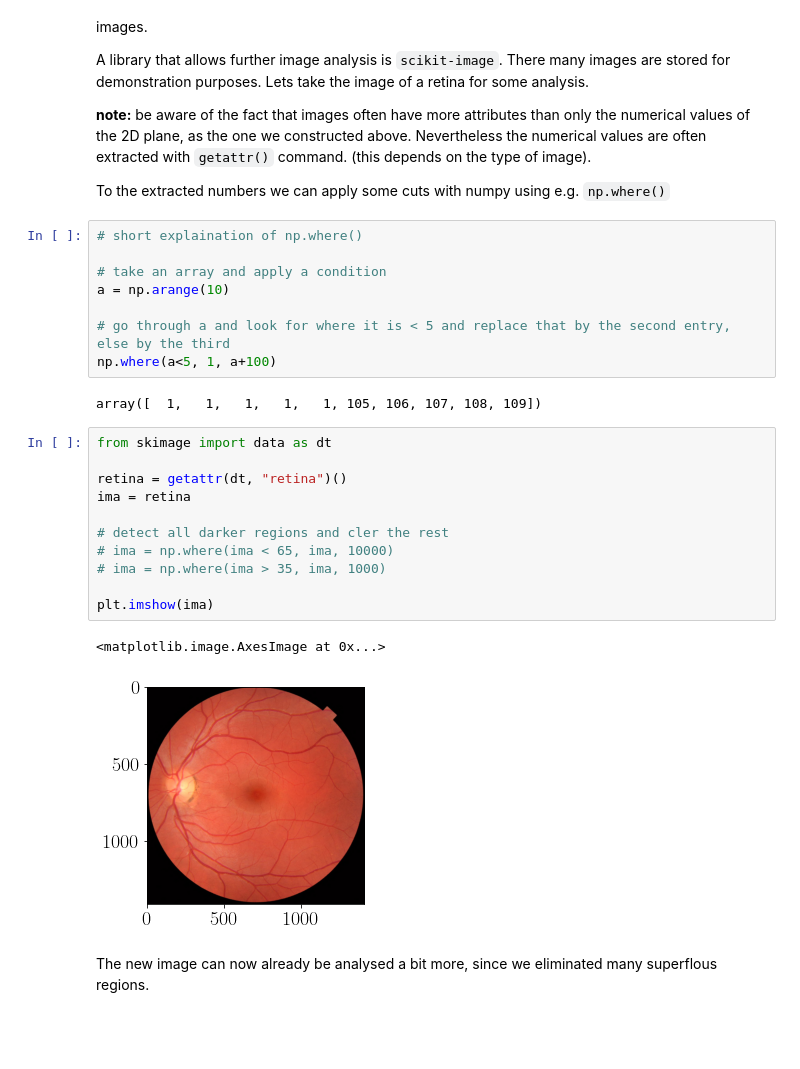
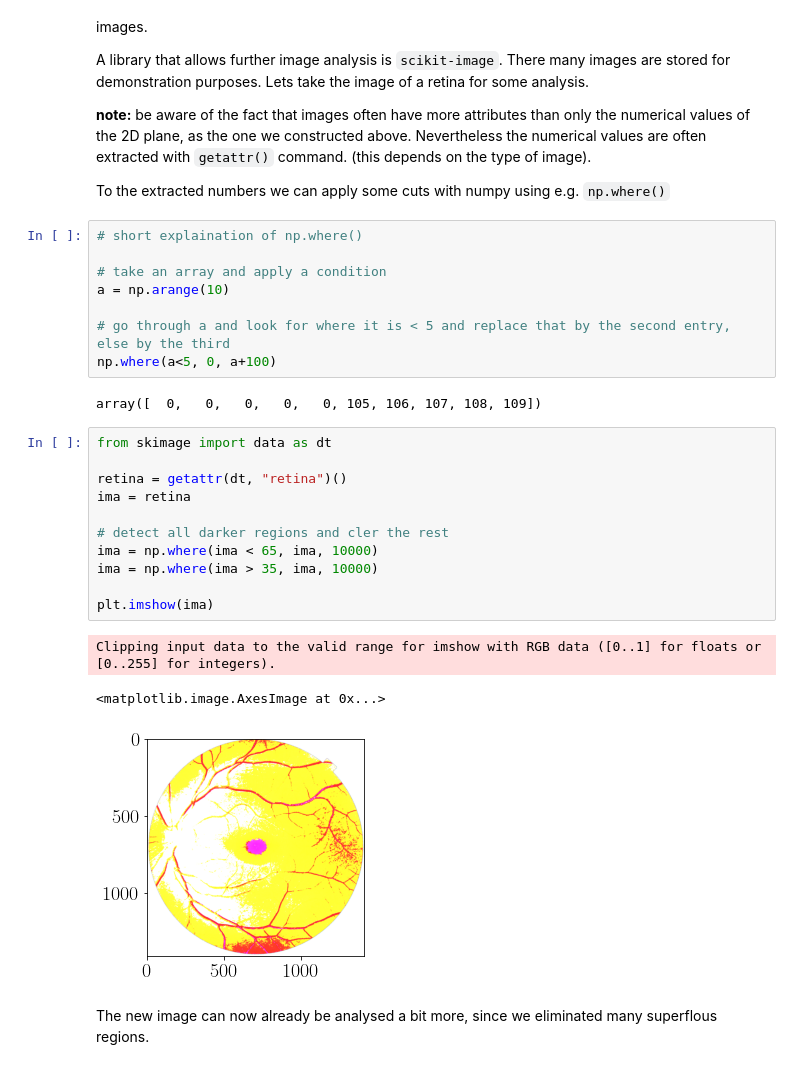
Before and after one commit to fcosi/python-data-plotting, a Jupyter notebook: Image Analysis and Integration.ipynb, the cells around one changed output. Cells and saved outputs as stored; diff of their text form; blank space fills up the shorter version.

```diff
--- a/Image Analysis and Integration.ipynb
+++ b/Image Analysis and Integration.ipynb
@@ -254,23 +319,24 @@ To the extracted numbers we can apply some cuts with numpy using e.g. `np.where(
 a = np.arange(10)
 
 # go through a and look for where it is < 5 and replace that by the second entry, else by the third
-np.where(a<5, 1, a+100)
+np.where(a<5, 0, a+100)
 # %% [output]
-array([  1,   1,   1,   1,   1, 105, 106, 107, 108, 109])
+array([  0,   0,   0,   0,   0, 105, 106, 107, 108, 109])
 # %%
 from skimage import data as dt
 
 retina = getattr(dt, "retina")()
 ima = retina
 
 # detect all darker regions and cler the rest
-# ima = np.where(ima < 65, ima, 10000)
-# ima = np.where(ima > 35, ima, 1000)
+ima = np.where(ima < 65, ima, 10000)
+ima = np.where(ima > 35, ima, 10000)
 
 plt.imshow(ima)
 # %% [output]
-<matplotlib.image.AxesImage at 0x...>
+Clipping input data to the valid range for imshow with RGB data ([0..1] for floats or [0..255] for integers).
+<matplotlib.image.AxesImage at 0x...>
-[figure, old version]
+[figure, new version]
 # %% [markdown]
 The new image can now already be analysed a bit more, since we eliminated many superflous regions.
 # %%
```
Also changed, not shown: parts of 19 cells of this notebook, 2 other files.
